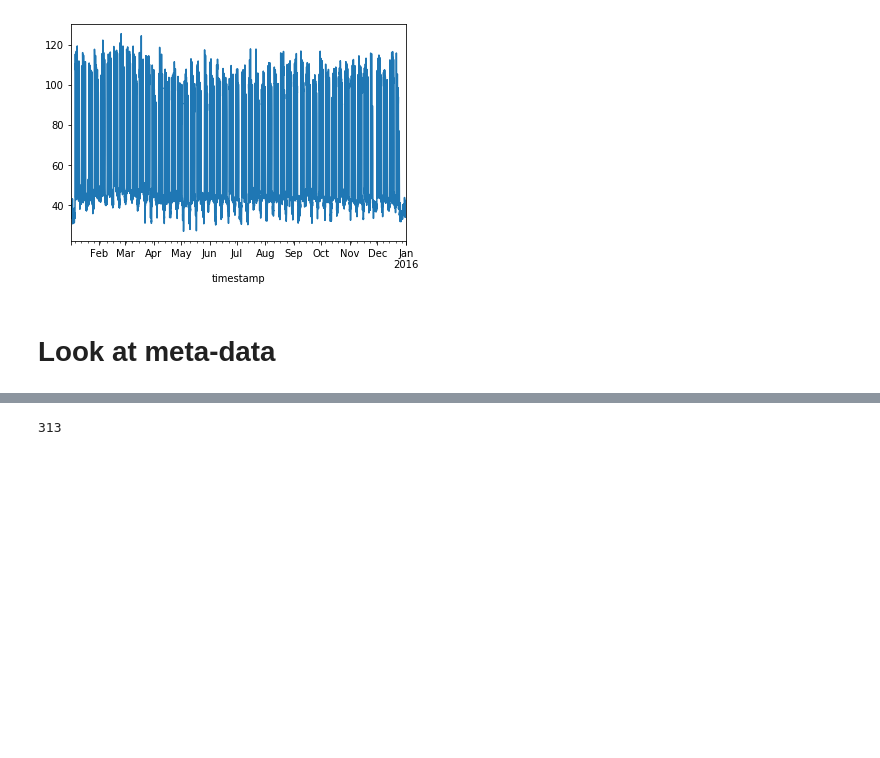
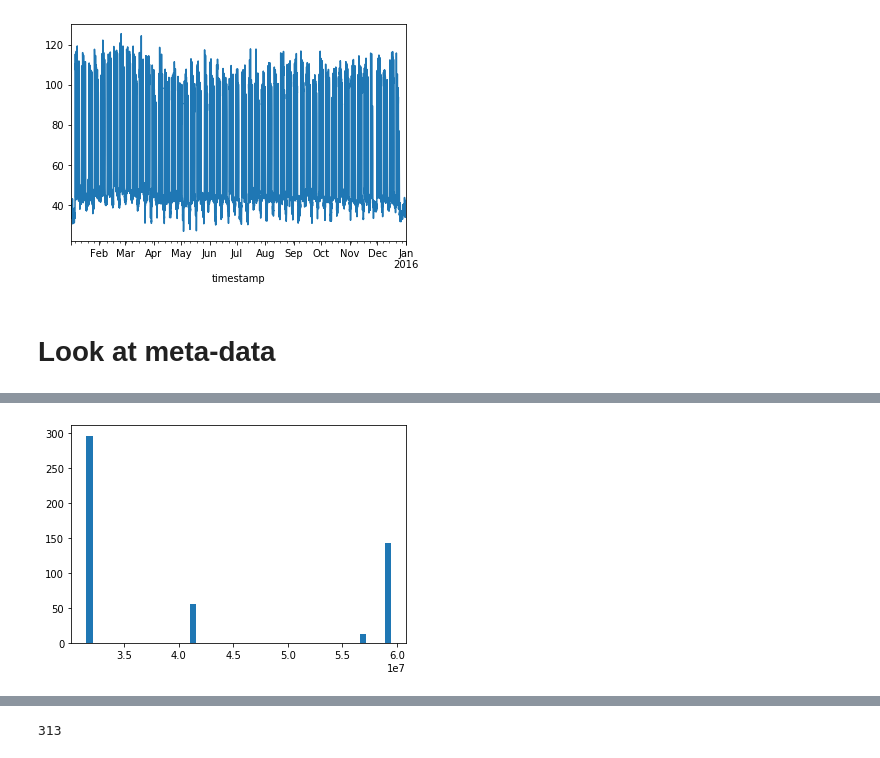
Before and after one commit to dmgt/gdso_2019, a Jupyter notebook: Kate_Data_Explore.ipynb, the cells around one changed output, grey strips where cells are left out. Cells and saved outputs as stored; diff of their text form; code cells hidden in the pictures; blank space fills up the shorter version.

```diff
--- a/Kate_Data_Explore.ipynb
+++ b/Kate_Data_Explore.ipynb
@@ -154,3 +161,9 @@ df2.head()
 | 2 | Office_Elizabeth | 31/12/12 23:00 | 01/01/12 00:00 | NaN | NaN | Commercial Property | NaN | NaN | ... |
 | 3 | Office_Ellie | 31/12/12 23:00 | 01/01/12 00:00 | NaN | NaN | Commercial Property | NaN | NaN | ... |
 | 4 | PrimClass_Elisabeth | 31/12/12 23:00 | 01/01/12 00:00 | NaN | NaN | Education | NaN | NaN | ... |
+# %%
+df2['dataend'] = pd.to_datetime(df2['dataend'])
+# %%
+df2['datastart'] = pd.to_datetime(df2['datastart'])
+# %%
+length_time = df2['dataend']-df2['datastart']
@@ -156,0 +189,2 @@ df2.head()
+# %%
+lt2 = length_time.astype('timedelta64[s]')
@@ -156,0 +206,4 @@ df2.head()
+# %%
+_ = plt.hist(lt2,bins=50)
+# %% [output]
+[figure, added]
```
Also changed, not shown: parts of 15 cells of this notebook.
